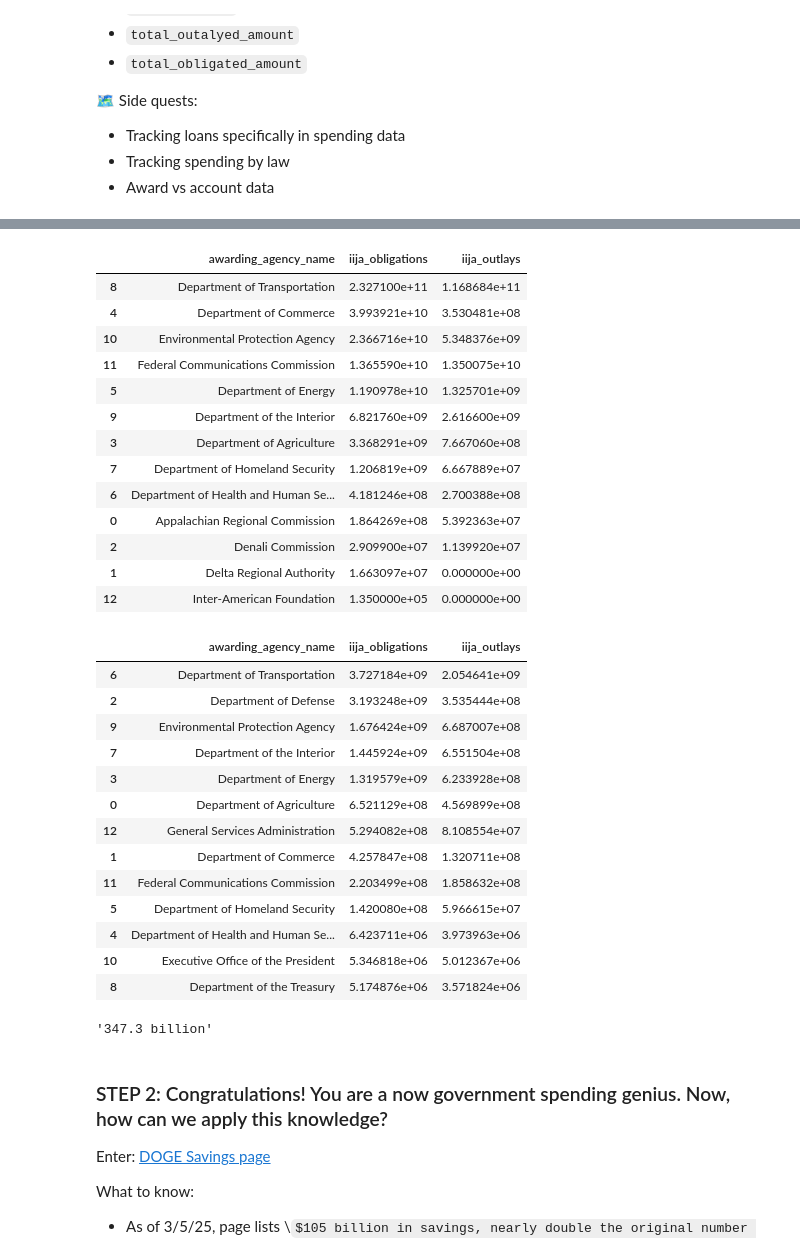
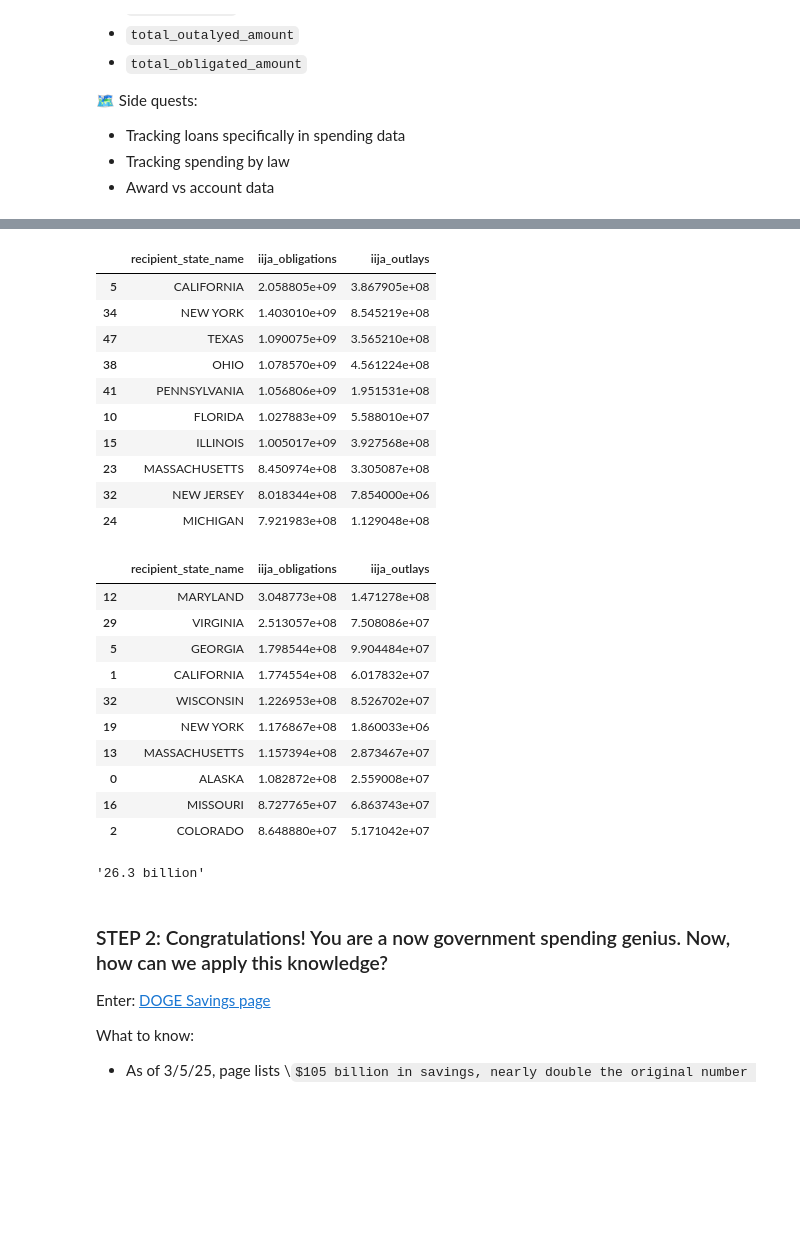
Before and after one commit to jessieblaeser/nicar_2025_infrastructure, a Jupyter notebook: analysis/DOGE-data.ipynb, the cells around one changed output, grey strips where cells are left out. Drawn from its saved outputs; the diff is of its cells as text; code cells hidden in the pictures; some formulas as TeX source; blank space fills up the shorter version.

Commit message:
update data

```diff
--- a/analysis/DOGE-data.ipynb
+++ b/analysis/DOGE-data.ipynb
@@ -33,8 +33,8 @@ pd.set_option('display.max_columns',None)
 import warnings
 warnings.simplefilter(action='ignore', category=pd.errors.DtypeWarning)
 
-assistance = pd.read_csv('../data/PrimeAwardSummariesAndSubawards_2025-01-21_H15M17S35664670_IIJA/Assistance_PrimeAwardSummaries_2025-01-21_H15M20S19_1.csv')
-contracts = pd.read_csv('../data/PrimeAwardSummariesAndSubawards_2025-01-21_H15M17S35664670_IIJA/Contracts_PrimeAwardSummaries_2025-01-21_H15M18S00_1.csv')
+assistance = pd.read_csv('../data/PrimeAwardSummariesAndSubawards_2025-03-07_H14M48S43095848/Assistance_PrimeAwardSummaries_2025-03-07_H14M49S12_1.csv')
+contracts = pd.read_csv('../data/PrimeAwardSummariesAndSubawards_2025-03-07_H14M48S43095848/Contracts_PrimeAwardSummaries_2025-03-07_H14M48S45_1.csv')
 # %%
 #We have a lot of columns to work with!
 print(assistance.shape)
@@ -85,52 +85,45 @@ contracts.head(3)
 # %%
-#Let's look at all IIJA obligations through Jan. 21 --> grouping by awarding agency
-    #Try adding ['awarding_agency_name','awarding_sub_agency_name'] to groupby
-assistance.groupby('awarding_agency_name').agg(
+#Let's look at all EPA IIJA obligations by state
+assistance.groupby('recipient_state_name').agg(
     iija_obligations = ('obligated_amount_from_IIJA_supplemental','sum'),
     iija_outlays = ('outlayed_amount_from_IIJA_supplemental','sum')
-).reset_index().sort_values('iija_obligations',ascending=False)
+).reset_index().sort_values('iija_obligations',ascending=False).head(10)
 # %% [output]
-|  | awarding_agency_name | iija_obligations | iija_outlays |
-| 8 | Department of Transportation | 2.327100e+11 | 1.168684e+11 |
-| 4 | Department of Commerce | 3.993921e+10 | 3.530481e+08 |
-| 10 | Environmental Protection Agency | 2.366716e+10 | 5.348376e+09 |
-| 11 | Federal Communications Commission | 1.365590e+10 | 1.350075e+10 |
-| 5 | Department of Energy | 1.190978e+10 | 1.325701e+09 |
-| 9 | Department of the Interior | 6.821760e+09 | 2.616600e+09 |
-| 3 | Department of Agriculture | 3.368291e+09 | 7.667060e+08 |
-| 7 | Department of Homeland Security | 1.206819e+09 | 6.667889e+07 |
-| 6 | Department of Health and Human Se... | 4.181246e+08 | 2.700388e+08 |
-| 0 | Appalachian Regional Commission | 1.864269e+08 | 5.392363e+07 |
-| 2 | Denali Commission | 2.909900e+07 | 1.139920e+07 |
-| 1 | Delta Regional Authority | 1.663097e+07 | 0.000000e+00 |
-| 12 | Inter-American Foundation | 1.350000e+05 | 0.000000e+00 |
+|  | recipient_state_name | iija_obligations | iija_outlays |
+| 5 | CALIFORNIA | 2.058805e+09 | 3.867905e+08 |
+| 34 | NEW YORK | 1.403010e+09 | 8.545219e+08 |
+| 47 | TEXAS | 1.090075e+09 | 3.565210e+08 |
+| 38 | OHIO | 1.078570e+09 | 4.561224e+08 |
+| 41 | PENNSYLVANIA | 1.056806e+09 | 1.951531e+08 |
+| 10 | FLORIDA | 1.027883e+09 | 5.588010e+07 |
+| 15 | ILLINOIS | 1.005017e+09 | 3.927568e+08 |
+| 23 | MASSACHUSETTS | 8.450974e+08 | 3.305087e+08 |
+| 32 | NEW JERSEY | 8.018344e+08 | 7.854000e+06 |
+| 24 | MICHIGAN | 7.921983e+08 | 1.129048e+08 |
 # %%
 #let's look at contracts!
-contracts.groupby('awarding_agency_name').agg(
+contracts.groupby('recipient_state_name').agg(
     iija_obligations = ('obligated_amount_from_IIJA_supplemental','sum'),
     iija_outlays = ('outlayed_amount_from_IIJA_supplemental','sum')
-).reset_index().sort_values('iija_obligations',ascending=False)
+).reset_index().sort_values('iija_obligations',ascending=False).head(10)
 # %% [output]
-|  | awarding_agency_name | iija_obligations | iija_outlays |
-| 6 | Department of Transportation | 3.727184e+09 | 2.054641e+09 |
-| 2 | Department of Defense | 3.193248e+09 | 3.535444e+08 |
-| 9 | Environmental Protection Agency | 1.676424e+09 | 6.687007e+08 |
-| 7 | Department of the Interior | 1.445924e+09 | 6.551504e+08 |
-| 3 | Department of Energy | 1.319579e+09 | 6.233928e+08 |
-| 0 | Department of Agriculture | 6.521129e+08 | 4.569899e+08 |
-| 12 | General Services Administration | 5.294082e+08 | 8.108554e+07 |
-| 1 | Department of Commerce | 4.257847e+08 | 1.320711e+08 |
-| 11 | Federal Communications Commission | 2.203499e+08 | 1.858632e+08 |
-| 5 | Department of Homeland Security | 1.420080e+08 | 5.966615e+07 |
-| 4 | Department of Health and Human Se... | 6.423711e+06 | 3.973963e+06 |
-| 10 | Executive Office of the President | 5.346818e+06 | 5.012367e+06 |
-| 8 | Department of the Treasury | 5.174876e+06 | 3.571824e+06 |
+|  | recipient_state_name | iija_obligations | iija_outlays |
+| 12 | MARYLAND | 3.048773e+08 | 1.471278e+08 |
+| 29 | VIRGINIA | 2.513057e+08 | 7.508086e+07 |
+| 5 | GEORGIA | 1.798544e+08 | 9.904484e+07 |
+| 1 | CALIFORNIA | 1.774554e+08 | 6.017832e+07 |
+| 32 | WISCONSIN | 1.226953e+08 | 8.526702e+07 |
+| 19 | NEW YORK | 1.176867e+08 | 1.860033e+06 |
+| 13 | MASSACHUSETTS | 1.157394e+08 | 2.873467e+07 |
+| 0 | ALASKA | 1.082872e+08 | 2.559008e+07 |
+| 16 | MISSOURI | 8.727765e+07 | 6.863743e+07 |
+| 2 | COLORADO | 8.648880e+07 | 5.171042e+07 |
 # %%
 #total obligations (EXCLUDING ADMINIATRATIVE COSTS AND LOANS) as of 1/21/25?
     # $347.3 billion
 humanize.intword(contracts.obligated_amount_from_IIJA_supplemental.sum() + assistance.obligated_amount_from_IIJA_supplemental.sum())
 # %% [output]
-'347.3 billion'
+'26.3 billion'
 # %%
 #Pull up search page,
 #create search with class
```
Also changed, not shown: parts of 3 cells of this notebook.
